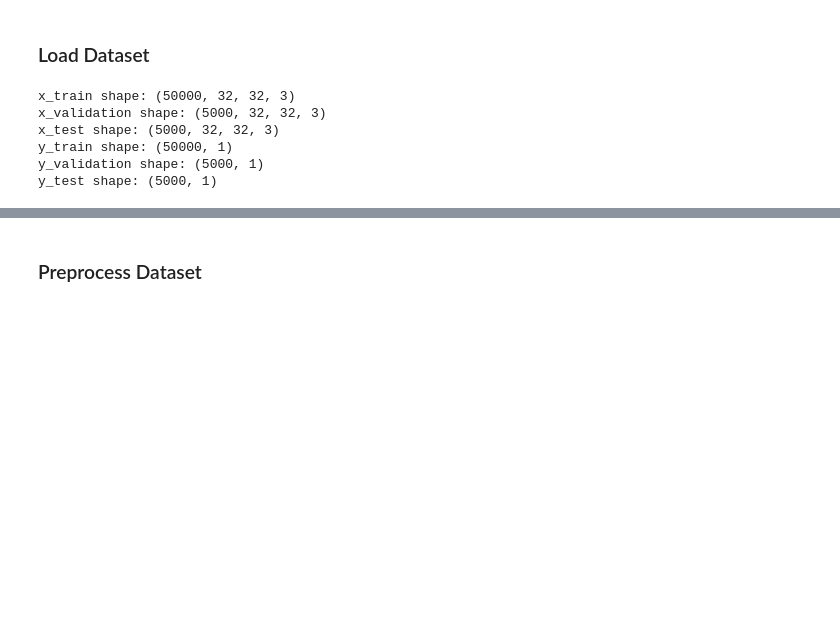
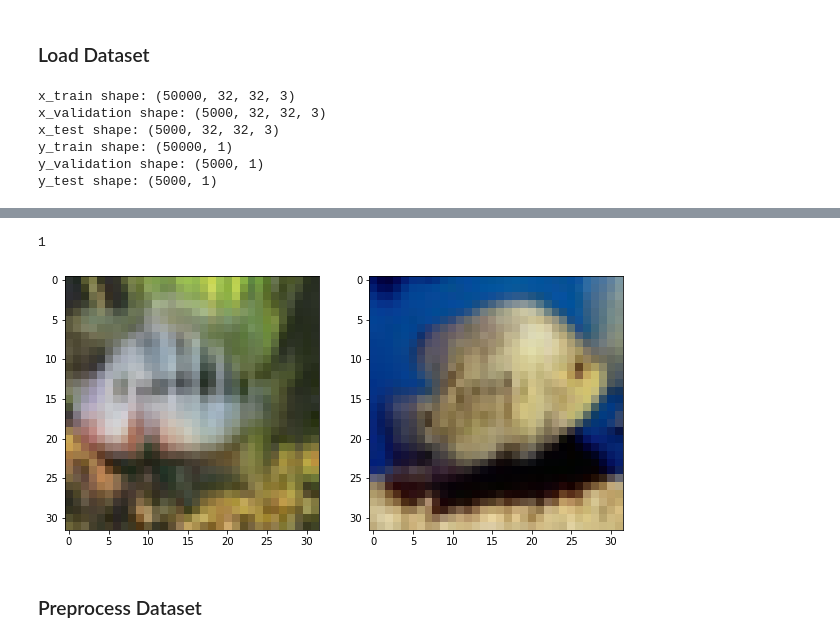
Before and after one commit to Svendpai/semantic-image-similarity, a Jupyter notebook: deep-learning/similarity.ipynb, the cells around one changed output, grey strips where cells are left out. Drawn from its saved outputs; the diff is of its cells as text; code cells hidden in the pictures; blank space fills up the shorter version.

Commit message:
data sep

```diff
--- a/deep-learning/similarity.ipynb
+++ b/deep-learning/similarity.ipynb
@@ -184,3 +192,15 @@ classes = {
     98: "woman",
     99: "worm"
 }
+# %%
+data_to_classes = {}
+
+for i, x in enumerate(y_train):
+
+    element = int(x[0])
+
+    try:
+        data_to_classes[element].append(x_train[i])
+    except:
+        data_to_classes[element] = []
+        data_to_classes[element].append(x_train[i])
@@ -187,3 +227,53 @@ classes = {
+# %%
+# make new dataset with pairs of images
+
+    # /*
+    # //data_set: [img1, img2, label]
+
+dataset = []
+labels = []
+
+import math
+
+amount_of_pairs = 50
+
+for i in range(classes.__len__()):
+    for j in range(amount_of_pairs):
+        dataset.append([
+            data_to_classes[i][j],
+            data_to_classes[i][np.random.random_integers(0, data_to_classes[i].__len__() - 1)]])
+        labels.append(1)
+
+        dataset.append([
+            data_to_classes[i][j],
+            data_to_classes[np.random.random_integers(0, classes.__len__() - 1)][np.random.random_integers(0, data_to_classes[i].__len__() - 1)]])
+        labels.append(0)
+
+
+# print(dataset[51])
+# print(labels[99])
+
+# show images
+
+number = 100
+
+image1 = dataset[number][0]
+image2 = dataset[number][1]
+
+# show images
+
+
+fig, ax = plt.subplots(nrows=1, ncols=2, figsize=(10,10))
+
+ax[0].imshow(image1)
+ax[1].imshow(image2)
+
+print(labels[number])
+
+plt.show()
+# %% [output]
+1
+[figure, added]
 # %% [markdown]
 ### Preprocess Dataset
 # %%
```
Also changed, not shown: parts of 6 cells of this notebook, 1 other file.
